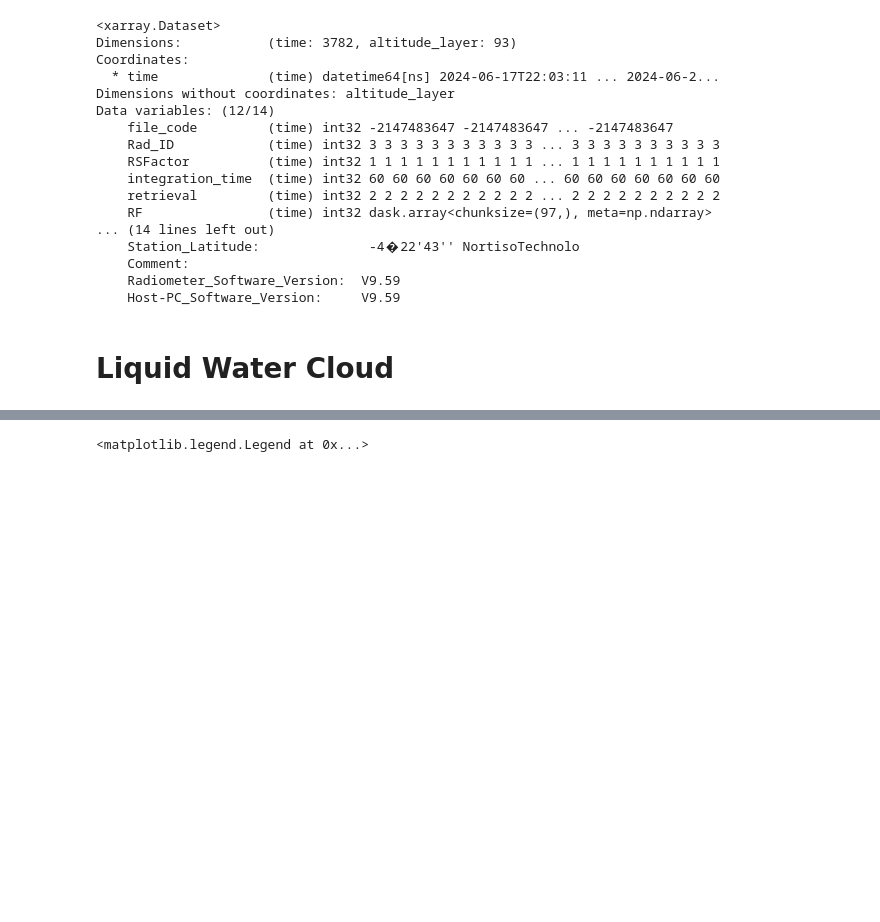
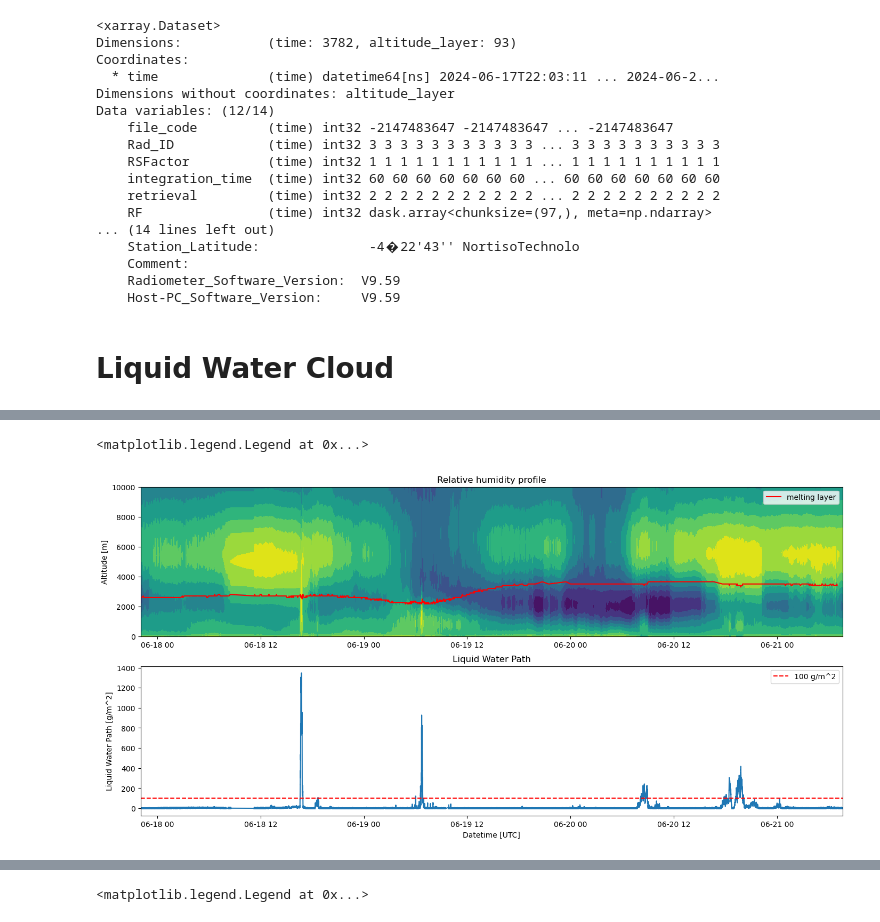
Before and after one commit to nefelita/Fieldwork, a Jupyter notebook: Nef.ipynb, the cells around one changed output, grey strips where cells are left out. Cells and saved outputs as stored; diff of their text form; code cells hidden in the pictures; blank space fills up the shorter version.

```diff
--- a/Nef.ipynb
+++ b/Nef.ipynb
@@ -406,3 +411,23 @@ Text(0.5, 0, 'Datetime [UTC]')
+# %%
+fig,(ax1,ax2) = plt.subplots(2,1,figsize=(17,8))
+
+ax1.contourf(HPC.time, HPC.altitude[0], HPC.RH_prof.T, HPC.RH_prof.T, vmin = 0, vmax = 100, levels = 10)
+ax1.set_title('Relative humidity profile')
+ax1.set_ylabel('Altitude [m]')
+ax1.set_xlim(pd.Timestamp("2024-06-17T22:03:11.000000000"), pd.Timestamp("2024-06-21T07:38:15.000000000"))
+ax1.plot(melting_altitude.time[non_nan_indices[0]],melting_heights, color = 'red', label = 'melting layer')
+ax1.legend()
+
+ax2.plot(LWP.time, LWP.LWP)
+ax2.axhline(100,color='red',linestyle='--', label = '100 g/m^2')
+ax2.set_ylabel('Liquid Water Path [g/m^2]')
+ax2.set_title('Liquid Water Path')
+ax2.set_xlim(pd.Timestamp("2024-06-17T22:03:11.000000000"), pd.Timestamp("2024-06-21T07:38:15.000000000"))
+ax2.set_xlabel('Datetime [UTC]')
+ax2.legend()
+# %% [output]
+<matplotlib.legend.Legend at 0x...>
+[figure, added]
 # %%
 fig,(ax1,ax2) = plt.subplots(2,1,figsize=(17,8))
 
```
Also changed, not shown: parts of 6 cells of this notebook.
